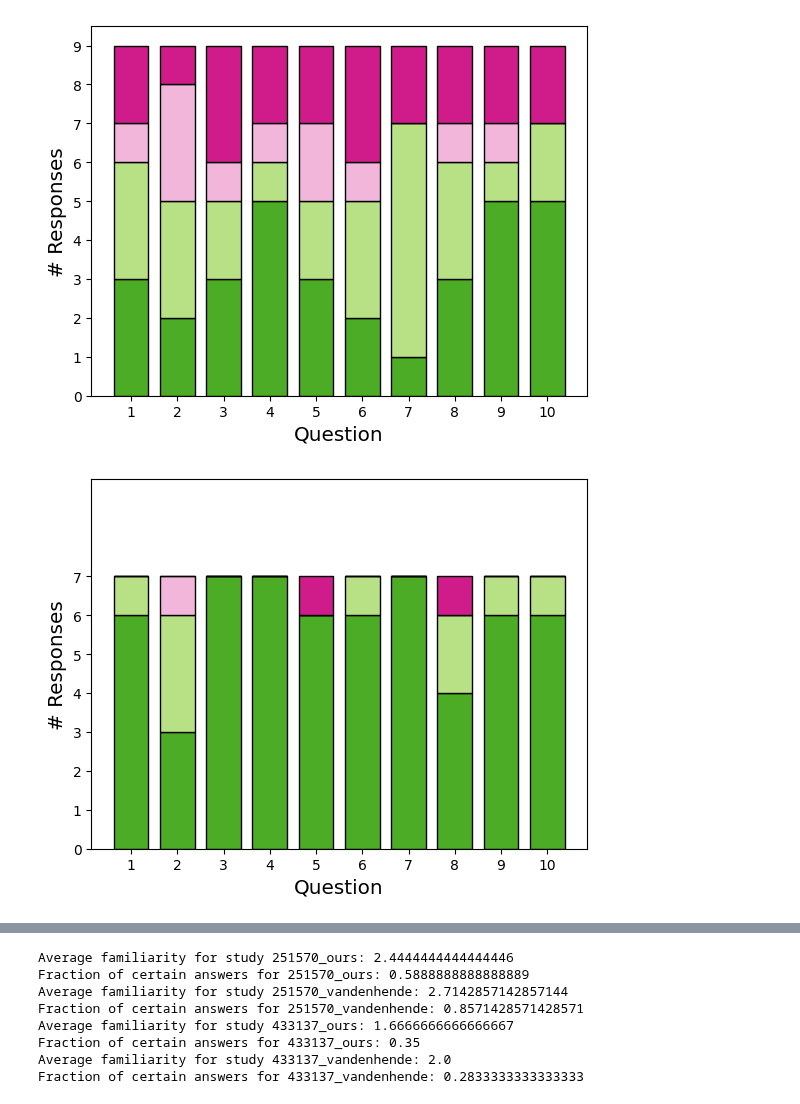
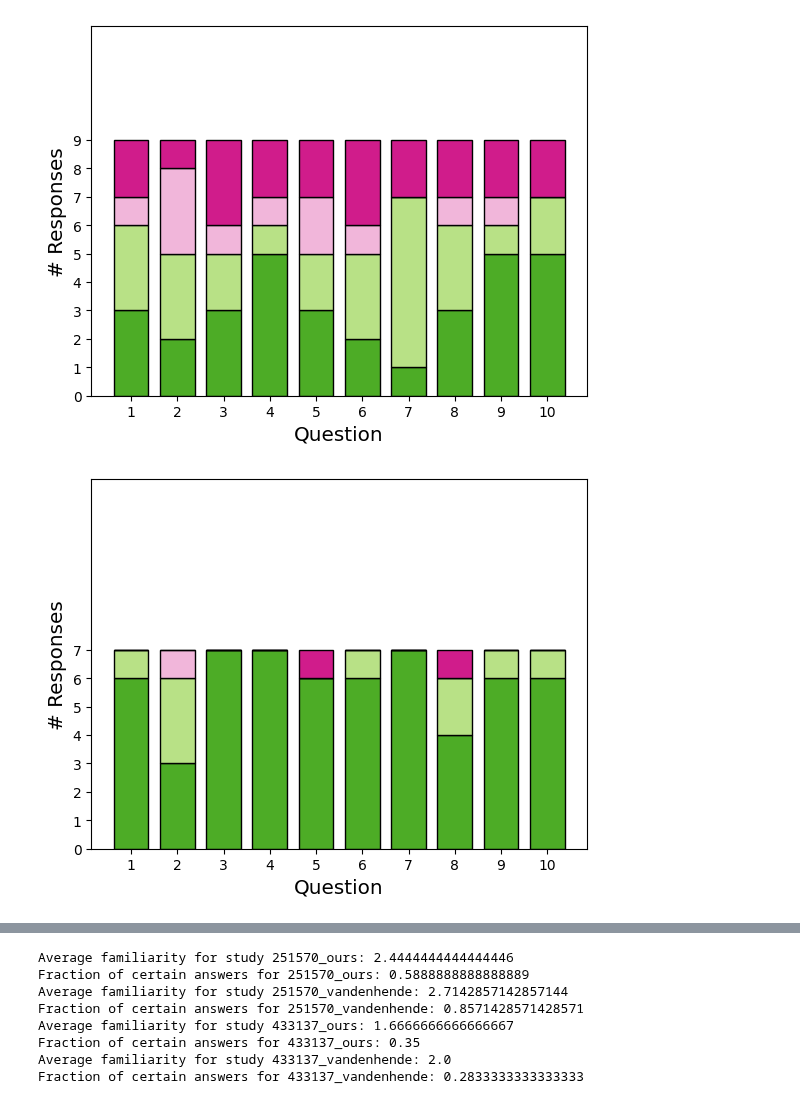
Before and after one commit to florenceboettger/visual-counterfactuals, a Jupyter notebook: study_analysis/study_evaluate.ipynb, the cells around one changed output, grey strips where cells are left out. Saved outputs shown, nothing was run; the diff lists cells and outputs as text; code cells hidden in the pictures.

Commit message:
update visualizations

```diff
--- a/study_analysis/study_evaluate.ipynb
+++ b/study_analysis/study_evaluate.ipynb
@@ -30,7 +30,7 @@ Mental Model: Pretty sure this is Nelson's vs LeConte's, both birds I don't have
 # %%
 max_count = max([len(s.responses) for s in studies])
 for i, s in enumerate(studies):
-    visualize_accuracy(s, max_count=max_count, legend="upper right" if i == 3 else None)
+    visualize_accuracy(s, max_count=max_count+0.5, legend="upper right" if i == 3 else None)
 # %% [output]
-[figure, old version]
+[figure, new version]
-[figure, old version]
+[figure, new version]
```
Also changed, not shown: parts of 9 cells of this notebook, 39 other files.
